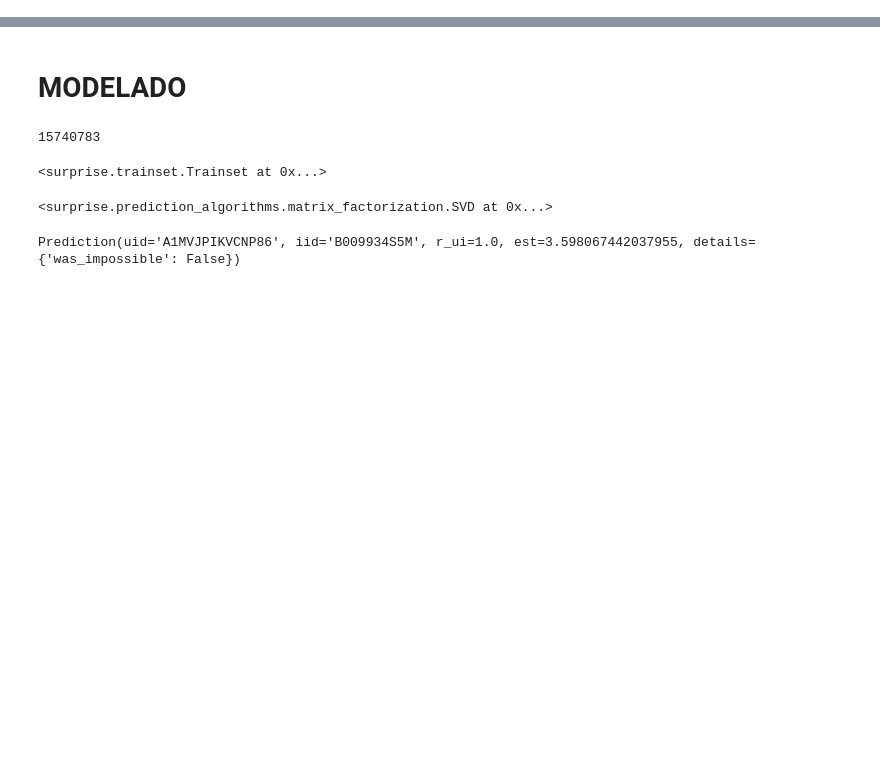
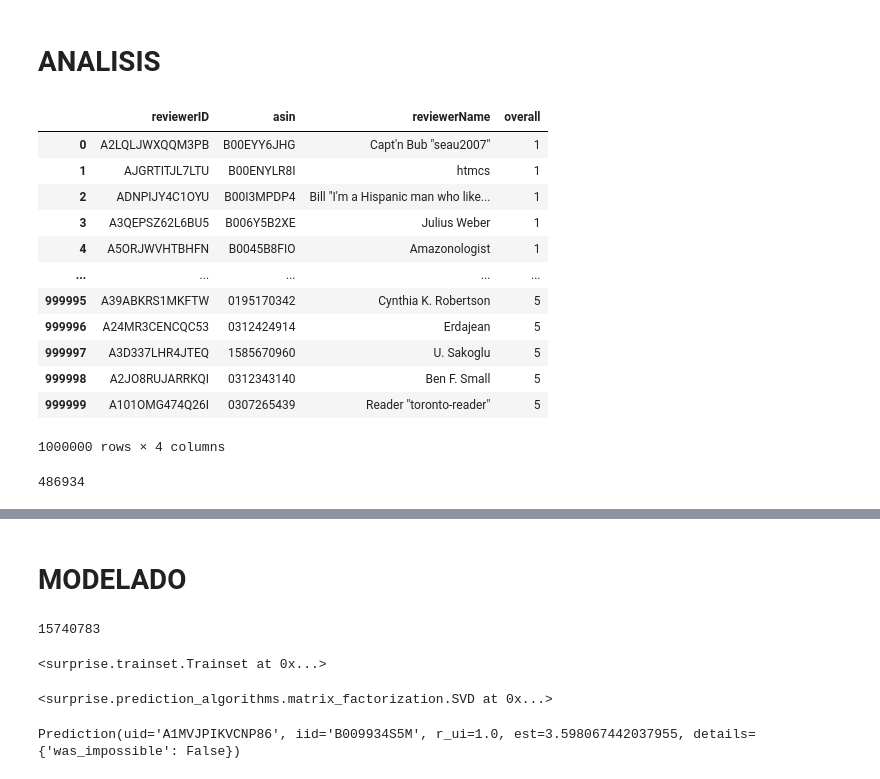
Before and after one commit to joacota2/PF-DATASCIENCE, a Jupyter notebook: Modelo/modelo.ipynb, the cells around one changed output, grey strips where cells are left out. Cells and saved outputs as stored; diff of their text form; code cells hidden in the pictures; blank space fills up the shorter version.

```diff
--- a/Modelo/modelo.ipynb
+++ b/Modelo/modelo.ipynb
@@ -0,0 +1,2 @@
+# %% [markdown]
+# ANALISIS
@@ -0,0 +24,23 @@
+# %%
+df
+# %% [output]
+|  | reviewerID | asin | reviewerName | overall |
+| 0 | A2LQLJWXQQM3PB | B00EYY6JHG | Capt'n Bub "seau2007" | 1 |
+| 1 | AJGRTITJL7LTU | B00ENYLR8I | htmcs | 1 |
+| 2 | ADNPIJY4C1OYU | B00I3MPDP4 | Bill "I'm a Hispanic man who like... | 1 |
+| 3 | A3QEPSZ62L6BU5 | B006Y5B2XE | Julius Weber | 1 |
+| 4 | A5ORJWVHTBHFN | B0045B8FIO | Amazonologist | 1 |
+| ... | ... | ... | ... | ... |
+| 999995 | A39ABKRS1MKFTW | 0195170342 | Cynthia K. Robertson | 5 |
+| 999996 | A24MR3CENCQC53 | 0312424914 | Erdajean | 5 |
+| 999997 | A3D337LHR4JTEQ | 1585670960 | U. Sakoglu | 5 |
+| 999998 | A2JO8RUJARRKQI | 0312343140 | Ben F. Small | 5 |
+| 999999 | A101OMG474Q26I | 0307265439 | Reader "toronto-reader" | 5 |
+1000000 rows × 4 columns
+# %%
+# Usuarios únicos
+# Uniquer users
+
+print(len(df['reviewerID'].unique()))
+# %% [output]
+486934
```
Also changed, not shown: parts of 28 cells of this notebook, 2 other files.
